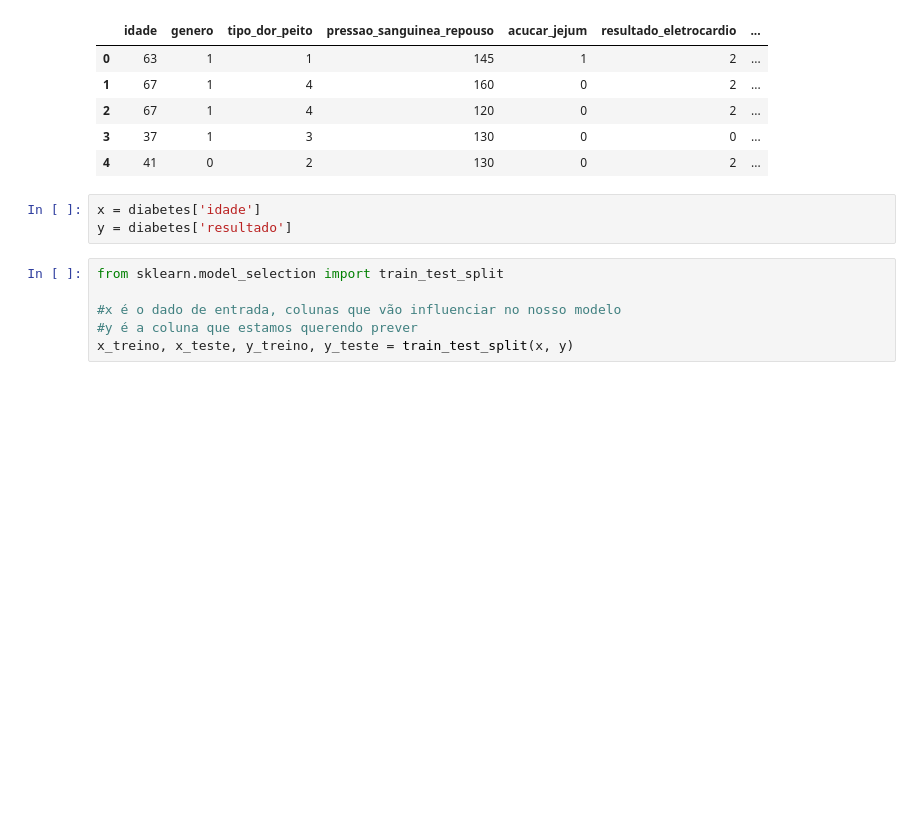
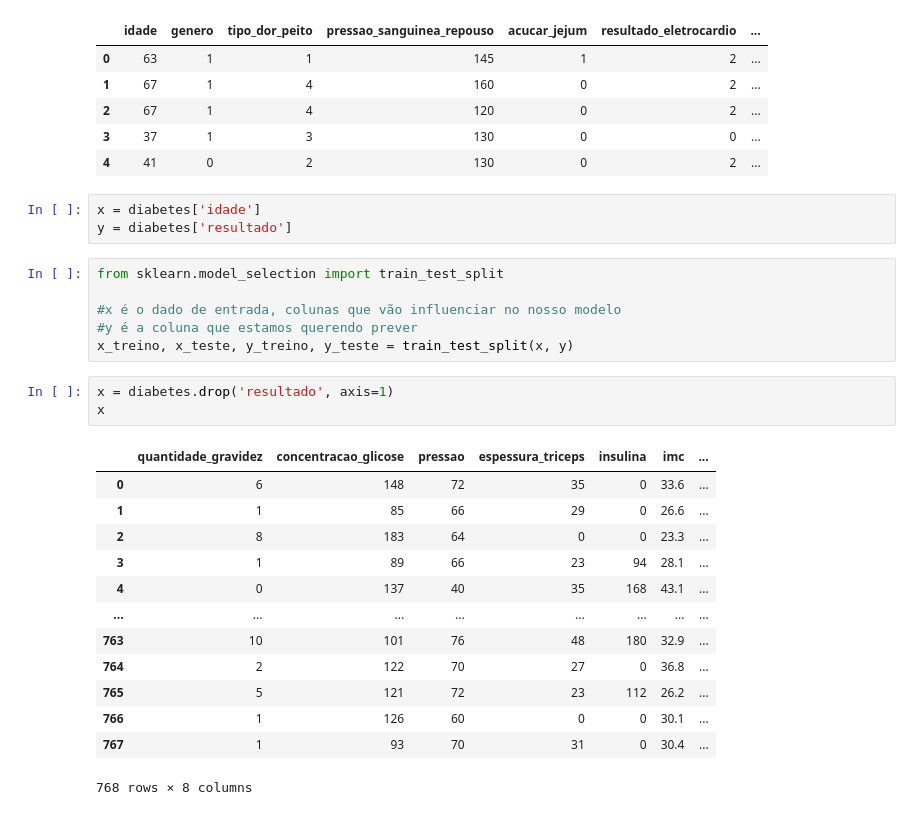
Before and after one commit to LucasFreitas98/Data-Science, a Jupyter notebook: exploring_SkLearn_library.ipynb, the cells around one changed output. Drawn from its saved outputs; the diff is of its cells as text; blank space fills up the shorter version.

```diff
--- a/exploring_SkLearn_library.ipynb
+++ b/exploring_SkLearn_library.ipynb
@@ -49,3 +49,20 @@ from sklearn.model_selection import train_test_split
 #x é o dado de entrada, colunas que vão influenciar no nosso modelo
 #y é a coluna que estamos querendo prever
 x_treino, x_teste, y_treino, y_teste = train_test_split(x, y)
+# %%
+x = diabetes.drop('resultado', axis=1)
+x
+# %% [output]
+|  | quantidade_gravidez | concentracao_glicose | pressao | espessura_triceps | insulina | imc | ... |
+| 0 | 6 | 148 | 72 | 35 | 0 | 33.6 | ... |
+| 1 | 1 | 85 | 66 | 29 | 0 | 26.6 | ... |
+| 2 | 8 | 183 | 64 | 0 | 0 | 23.3 | ... |
+| 3 | 1 | 89 | 66 | 23 | 94 | 28.1 | ... |
+| 4 | 0 | 137 | 40 | 35 | 168 | 43.1 | ... |
+| ... | ... | ... | ... | ... | ... | ... | ... |
+| 763 | 10 | 101 | 76 | 48 | 180 | 32.9 | ... |
+| 764 | 2 | 122 | 70 | 27 | 0 | 36.8 | ... |
+| 765 | 5 | 121 | 72 | 23 | 112 | 26.2 | ... |
+| 766 | 1 | 126 | 60 | 0 | 0 | 30.1 | ... |
+| 767 | 1 | 93 | 70 | 31 | 0 | 30.4 | ... |
+768 rows × 8 columns
```
Also changed, not shown: parts of 8 cells of this notebook.
